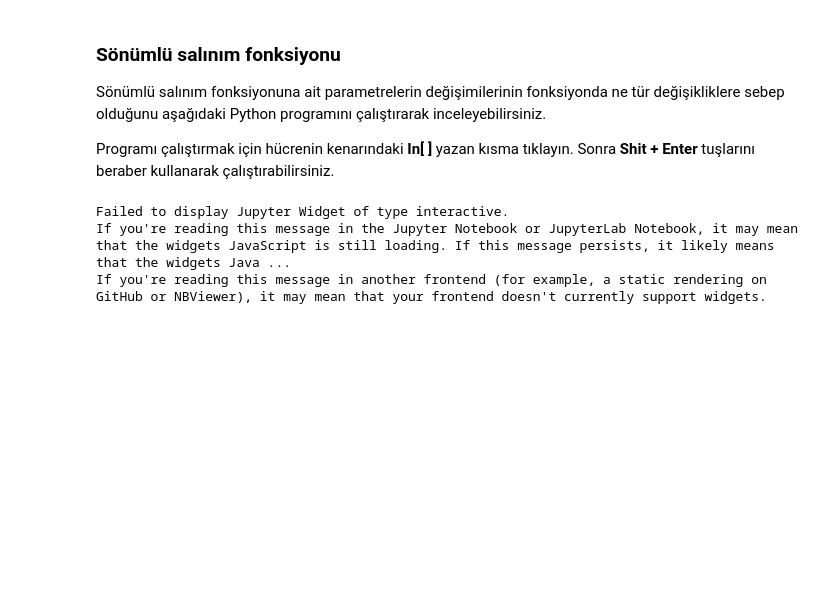
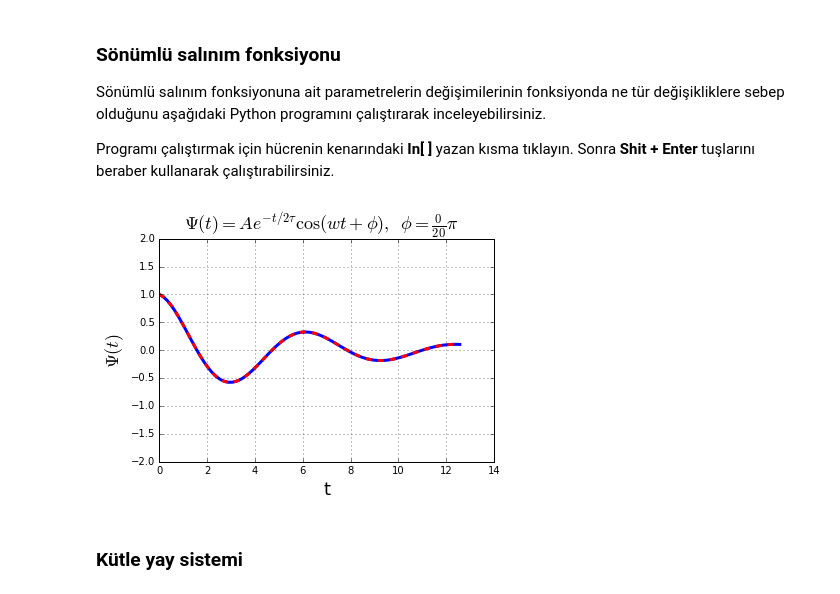
Before and after one commit to mkarakoc/Titresim_ve_Dalgalar, a Jupyter notebook: dersnotlari/01_titresim_ve_dalgalar.ipynb, the cells around one changed output. Cells and saved outputs as stored; diff of their text form; code cells hidden in the pictures; blank space fills up the shorter version.

```diff
--- a/dersnotlari/01_titresim_ve_dalgalar.ipynb
+++ b/dersnotlari/01_titresim_ve_dalgalar.ipynb
@@ -194,37 +242,37 @@ Programı çalıştırmak için hücrenin kenarındaki **In[ ]** yazan kısma  t
 from IPython.display import display, Markdown
 from ipywidgets import interact, interactive, fixed, interact_manual, FloatSlider
 import matplotlib.pyplot as plt
 import numpy as np
 %matplotlib inline
 
 # Harmonik salınım fonksiyonu
-def psi(A, w, tau, phi):
+def psi1(A, w, tau, phi):
     return A * np.exp(-t/2/tau)*np.cos(w*t + phi)
 
 # Zaman uzayını oluştur
 t = np.linspace(0, 4*np.pi, 75)
 
 # Fonksiyonun başlangıç hali
-y0 = psi(1, 1, 2.77, 0.)
+y0 = psi1(1, 1, 2.77, 0.)
 
 # Etkileşimli kısmı başlat
 @interact(
     A = FloatSlider(min=0, max=2, step=2./10, value=1.0),
     w = FloatSlider(min=0, max=2, step=2./10, value=1.0),
     tau = FloatSlider(min=.1, max=80.1, step=80./30, value=2.77),
     phi = FloatSlider(min=-np.pi, max=np.pi, step=np.pi/20, value=0.0, description='$\phi$')
 )
 
 def wave(A, w, tau, phi):
-    plt.suptitle(r'$\Psi(t) = A\sin(wt+\phi),\;\;\phi = \frac{%s}{20} \pi$'%int(20*phi/(np.pi)), fontsize=18, y=1.0)
+    plt.suptitle(r'$\Psi(t) = A e^{-t/2\tau} \cos(wt+\phi),\;\;\phi = \frac{%s}{20} \pi$'%int(20*phi/(np.pi)), fontsize=18, y=1.0)
     plt.grid()
-    plt.plot(t, psi(A, w, tau, phi),'b', lw=3)
+    plt.plot(t, psi1(A, w, tau, phi),'b', lw=3)
     plt.plot(t, y0, 'r--', lw=3)
     plt.xlabel('t', fontsize=18)
     plt.ylabel('$\Psi(t)$', fontsize=18)
     plt.ylim(-2,2)
     plt.show()
 # %% [output]
-Failed to display Jupyter Widget of type interactive.
-If you're reading this message in the Jupyter Notebook or JupyterLab Notebook, it may mean that the widgets JavaScript is still loading. If this message persists, it likely means that the widgets Java ...
-If you're reading this message in another frontend (for example, a static rendering on GitHub or NBViewer), it may mean that your frontend doesn't currently support widgets.
+[figure, added]
+# %% [markdown]
+### Kütle yay sistemi
```
Also changed, not shown: parts of 7 cells of this notebook, 9 other files.
